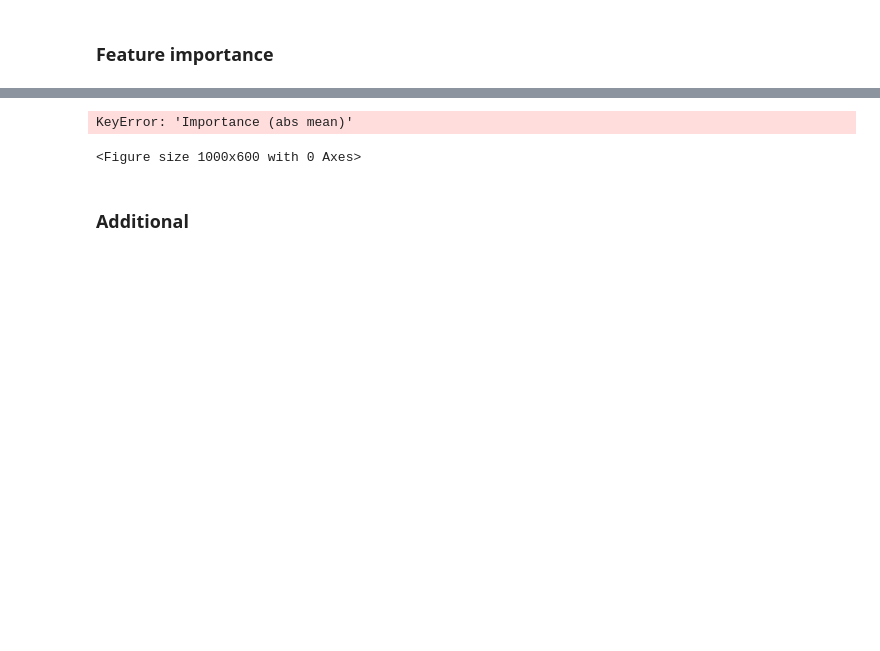
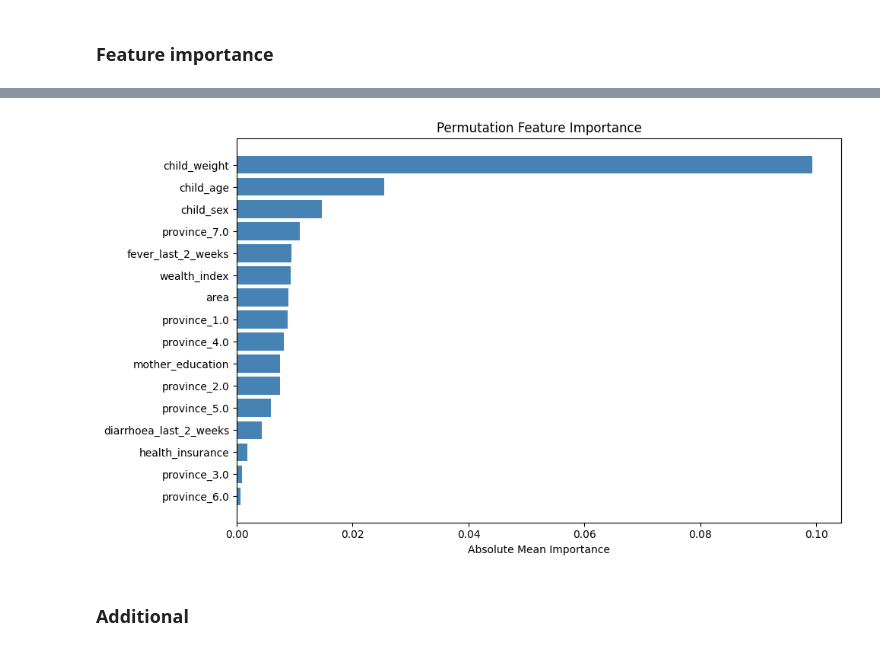
Before and after one commit to deepakbastola/malnutrition, a Jupyter notebook: models/knn.ipynb, the cells around one changed output, grey strips where cells are left out. Drawn from its saved outputs; the diff is of its cells as text; code cells hidden in the pictures; blank space fills up the shorter version.

```diff
--- a/models/knn.ipynb
+++ b/models/knn.ipynb
@@ -124,8 +87,10 @@ params = {'n_neighbors':range(1, 36),
           'weights':['uniform', 'distance'],
           'metric': ['euclidean', 'manhattan', 'minkowski']}
 
+model = KNeighborsClassifier()
+
 grid_search = GridSearchCV(
-    estimator=knn_sm,
+    estimator=model,
     param_grid=params,
     cv=10,
     scoring='recall',
@@ -242,15 +224,14 @@ print(importance_df)
 # %%
 # Plot
 plt.figure(figsize=(10, 6))
-plt.barh(importance_df['Feature'], importance_df['Importance (abs mean)'], color='steelblue')
+plt.barh(importance_df['Feature'], importance_df['Abs Mean Importance'], color='steelblue')
 plt.xlabel("Absolute Mean Importance")
 plt.title("Permutation Feature Importance")
 plt.gca().invert_yaxis()
 plt.tight_layout()
 plt.show()
 # %% [output]
-KeyError: 'Importance (abs mean)'
-<Figure size 1000x600 with 0 Axes>
+[figure, added]
 # %% [markdown]
 ### Additional
 # %%
```
Also changed, not shown: parts of 20 cells of this notebook, 1 other file.
